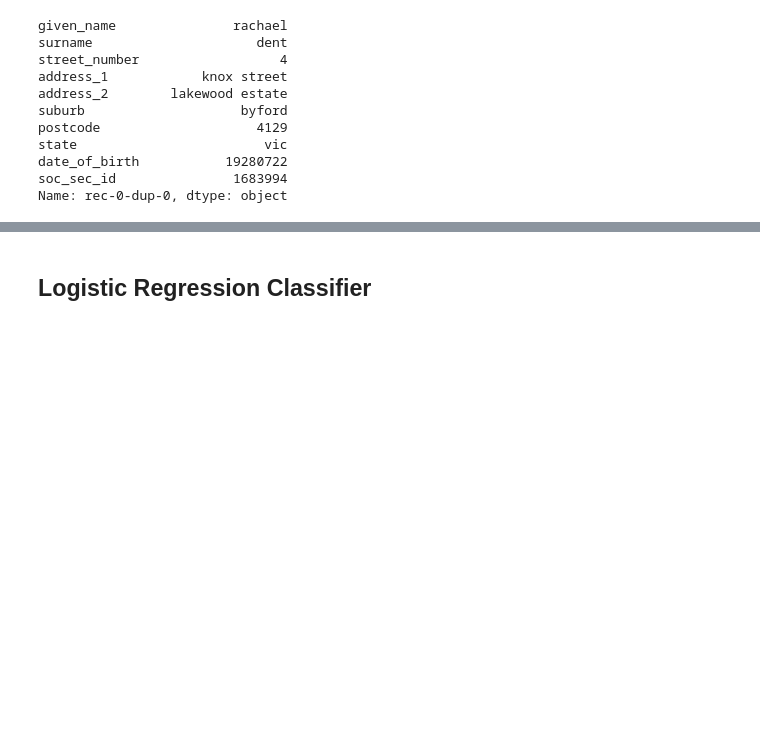
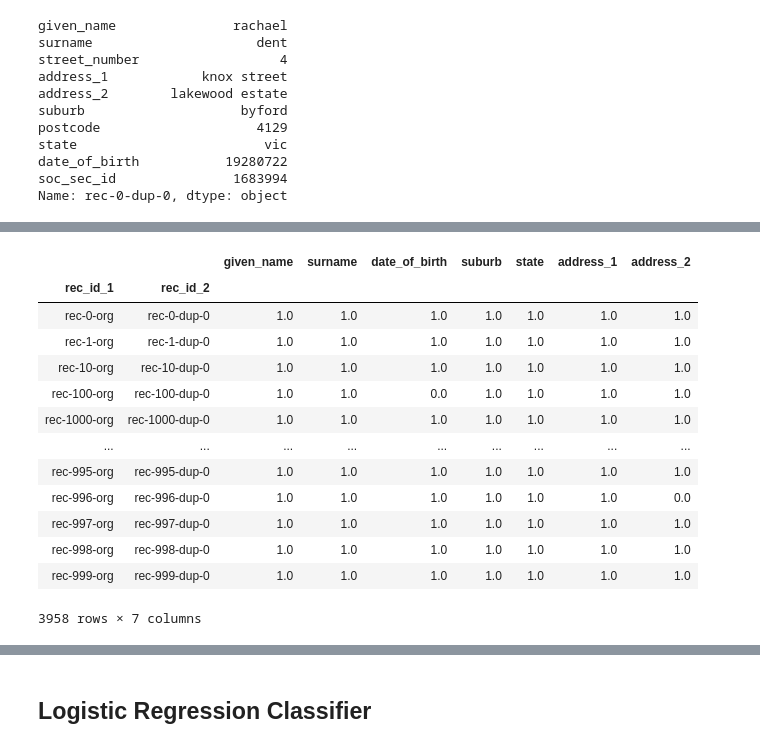
Before and after one commit to frenkowski/ML_aided_RecordLinkage, a Jupyter notebook: AD_project.ipynb, the cells around one changed output, grey strips where cells are left out. Saved outputs shown, nothing was run; the diff lists cells and outputs as text; code cells hidden in the pictures; blank space fills up the shorter version.

```diff
--- a/AD_project.ipynb
+++ b/AD_project.ipynb
@@ -193,0 +188,3 @@ MultiIndex([(  'rec-0-org',    'rec-0-dup-0'),
+# %%
+candidate_links_training = blocking_dataset(training_A, training_B, ['surname','date_of_birth', 'soc_sec_id'])
+candidate_links_training
@@ -312,0 +361,18 @@ matches
+# %%
+training_matches = training_features[training_features.sum(axis=1) > 3]
+training_matches
+# %% [output]
+|  |  | given_name | surname | date_of_birth | suburb | state | address_1 | address_2 |
+| rec_id_1 | rec_id_2 |  |  |  |  |  |  |  |
+| rec-0-org | rec-0-dup-0 | 1.0 | 1.0 | 1.0 | 1.0 | 1.0 | 1.0 | 1.0 |
+| rec-1-org | rec-1-dup-0 | 1.0 | 1.0 | 1.0 | 1.0 | 1.0 | 1.0 | 1.0 |
+| rec-10-org | rec-10-dup-0 | 1.0 | 1.0 | 1.0 | 1.0 | 1.0 | 1.0 | 1.0 |
+| rec-100-org | rec-100-dup-0 | 1.0 | 1.0 | 0.0 | 1.0 | 1.0 | 1.0 | 1.0 |
+| rec-1000-org | rec-1000-dup-0 | 1.0 | 1.0 | 1.0 | 1.0 | 1.0 | 1.0 | 1.0 |
+| ... | ... | ... | ... | ... | ... | ... | ... | ... |
+| rec-995-org | rec-995-dup-0 | 1.0 | 1.0 | 1.0 | 1.0 | 1.0 | 1.0 | 1.0 |
+| rec-996-org | rec-996-dup-0 | 1.0 | 1.0 | 1.0 | 1.0 | 1.0 | 1.0 | 0.0 |
+| rec-997-org | rec-997-dup-0 | 1.0 | 1.0 | 1.0 | 1.0 | 1.0 | 1.0 | 1.0 |
+| rec-998-org | rec-998-dup-0 | 1.0 | 1.0 | 1.0 | 1.0 | 1.0 | 1.0 | 1.0 |
+| rec-999-org | rec-999-dup-0 | 1.0 | 1.0 | 1.0 | 1.0 | 1.0 | 1.0 | 1.0 |
+3958 rows × 7 columns
```
Also changed, not shown: parts of 49 cells of this notebook.
